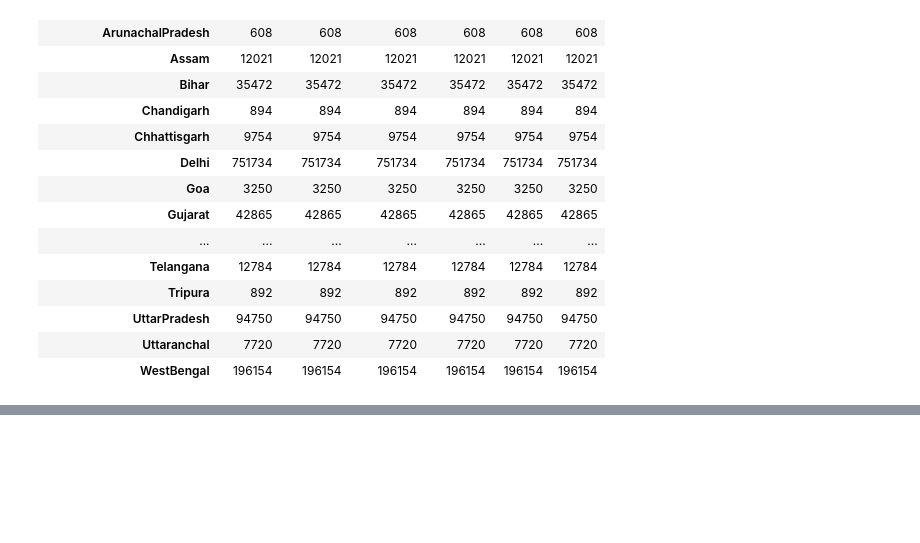
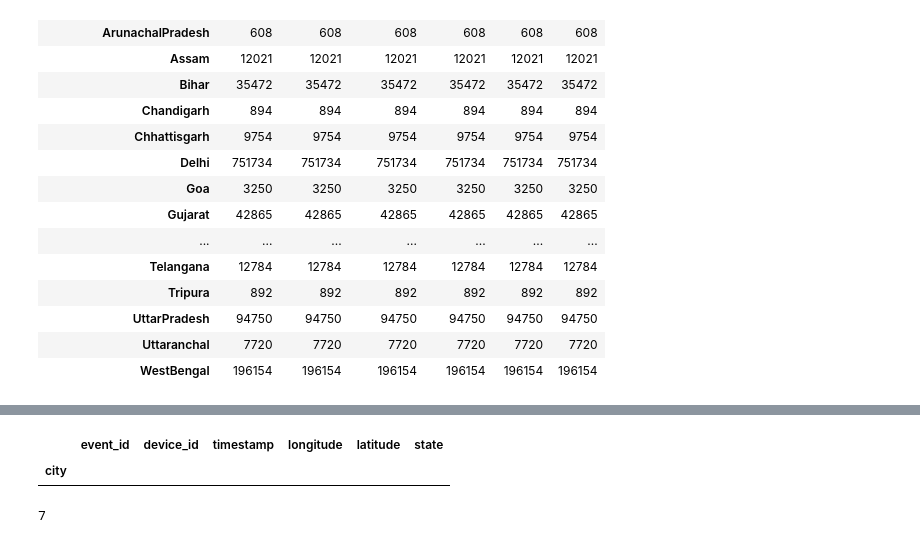
Before and after one commit to bhagi8289/Insaid, a Jupyter notebook: capstone.ipynb, the cells around one changed output, grey strips where cells are left out. Drawn from its saved outputs; the diff is of its cells as text; code cells hidden in the pictures; blank space fills up the shorter version.

```diff
--- a/capstone.ipynb
+++ b/capstone.ipynb
@@ -540,0 +674,21 @@ df_events_data.groupby('state').count()
+# %%
+# We fill missing values of latitude and longitude with average values
+df_mean_lat_long = pd.DataFrame({'lat':0.0,'long':0.0},index=df_events_data[df_events_data['latitude'] == 0.0].groupby('city').count().index)
+
+
+for x in df_events_data[df_events_data['latitude'] == 0.0].groupby('city').count().index:
+  lat,long = df_events_data[df_events_data['city'] == x][['latitude','longitude']].mean()
+  df_mean_lat_long.loc[x]['lat'] = lat
+  df_mean_lat_long.loc[x]['long'] = long
+
+#df_mean_lat_long[(df_mean_lat_long['lat'] > 13) & (df_mean_lat_long['lat'] < 30) ]
+
+filter_list = df_mean_lat_long.index
+
+#df_events_data[df_events_data.city.isin(filter_list)].groupby('city').count()
+
+#df_mean_lat_long
+for x in filter_list:
+  print("City is:", x)
+  df_events_data.loc[(df_events_data['city'] == x) & (df_events_data['latitude'] == 0.0),'latitude'] = df_mean_lat_long.loc[x]['lat']
+  df_events_data.loc[(df_events_data['city'] == x) & (df_events_data['longitude'] == 0.0),'longitude'] = df_mean_lat_long.loc[x]['long']
@@ -540,0 +704,9 @@ df_events_data.groupby('state').count()
+# %%
+df_events_data[df_events_data['latitude'] == 0.0].groupby('city').count()
+# %% [output]
+|  | event_id | device_id | timestamp | longitude | latitude | state |
+| city |  |  |  |  |  |  |
+# %%
+df_events_data.shape[0]
+# %% [output]
+7
```
Also changed, not shown: parts of 11 cells of this notebook.
